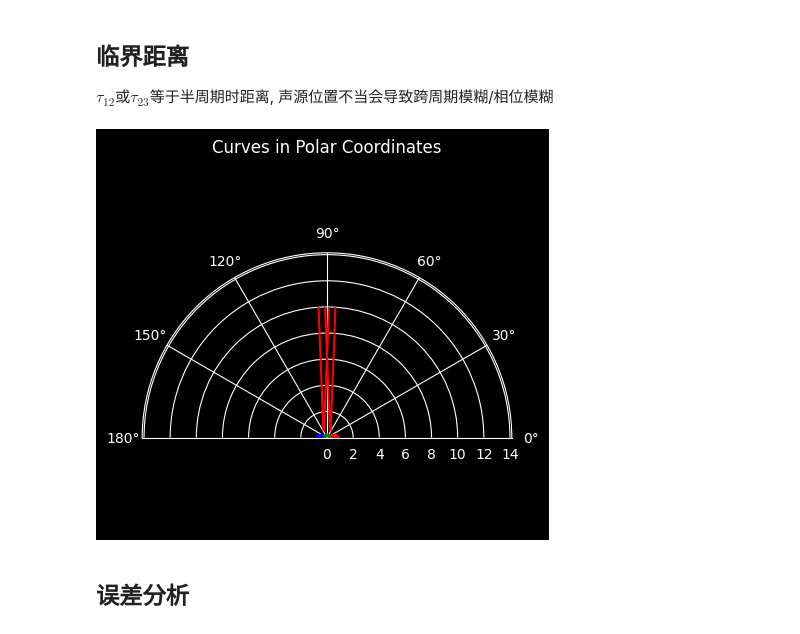
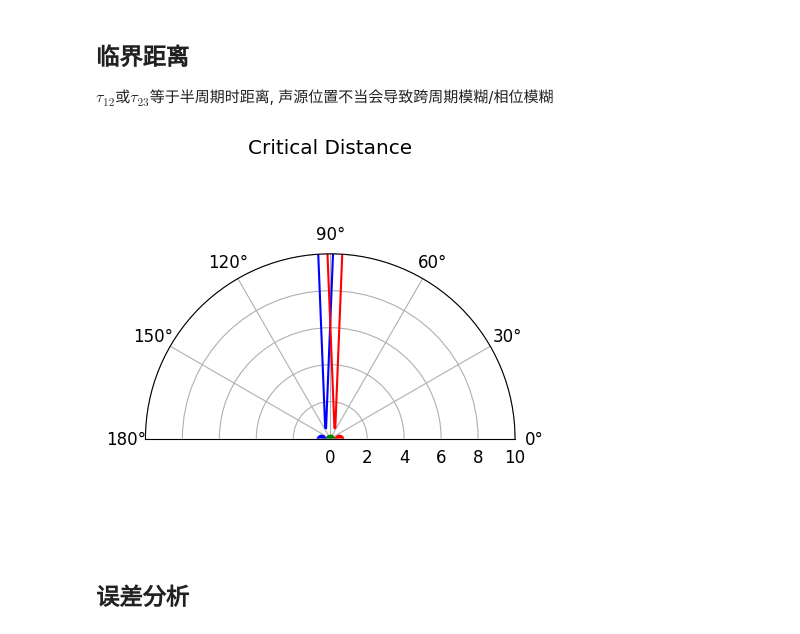
Before and after one commit to LeoJhonSong/ternary-array-passive-bearing, a Jupyter notebook: analysis_error.ipynb, the cells around one changed output. Cells and saved outputs as stored; diff of their text form; code cells hidden in the pictures.

```diff
--- a/analysis_error.ipynb
+++ b/analysis_error.ipynb
@@ -32,37 +32,38 @@ r2 = np.sqrt((S[:, 0] - p2[0])**2 + (S[:, 1] - p2[1])**2)
 r3 = np.sqrt((S[:, 0] - p3[0])**2 + (S[:, 1] - p3[1])**2)
 
 tau12 = np.abs(r1 - r2) / c
 tau23 = np.abs(r2 - r3) / c
 # 找到同时满足条件的点S
 condition1 = tau12 - 1 / f / 2
 condition2 = tau23 - 1 / f / 2
 condition1 = condition1.reshape(X.shape)
 condition2 = condition2.reshape(X.shape)
 
 # 使用matplotlib画图
 fig, ax = plt.subplots(subplot_kw={'projection': 'polar'})
 plt.xlim(0, np.pi)
+plt.ylim(0, 10)
 r, theta = np.meshgrid(np.linspace(0, np.max(S), 400), np.linspace(0, 2*np.pi, 400))
 # 将X, Y转换为极坐标
 R = np.sqrt(X**2 + Y**2)
 Theta = np.arctan2(Y, X)
 
-ax.contour(Theta, R, condition1, levels=[0], colors='r')
-ax.contour(Theta, R, condition2, levels=[0], colors='r')
+ax.contour(Theta, R, condition1, levels=[0], colors='blue')
+ax.contour(Theta, R, condition2, levels=[0], colors='red')
 
 # 将P1, P2, P3的坐标转换为极坐标
 P1_theta, P1_r = np.arctan2(p1[1], p1[0]), np.sqrt(p1[0]**2 + p1[1]**2)
 P2_theta, P2_r = np.arctan2(p2[1], p2[0]), np.sqrt(p2[0]**2 + p2[1]**2)
 P3_theta, P3_r = np.arctan2(p3[1], p3[0]), np.sqrt(p3[0]**2 + p3[1]**2)
 
 ax.plot(P1_theta, P1_r, 'bo')  # 点P1
 ax.plot(P2_theta, P2_r, 'go')  # 点P2
 ax.plot(P3_theta, P3_r, 'ro')  # 点P3
 
-ax.set_title('Curves in Polar Coordinates')
+ax.set_title('Critical Distance')
 plt.show()
 # %% [output]
-[figure, old version]
+[figure, new version]
 # %% [markdown]
 ## 误差分析
 # %% [markdown]
```
Also changed, not shown: parts of 2 cells of this notebook, 1 other file.
